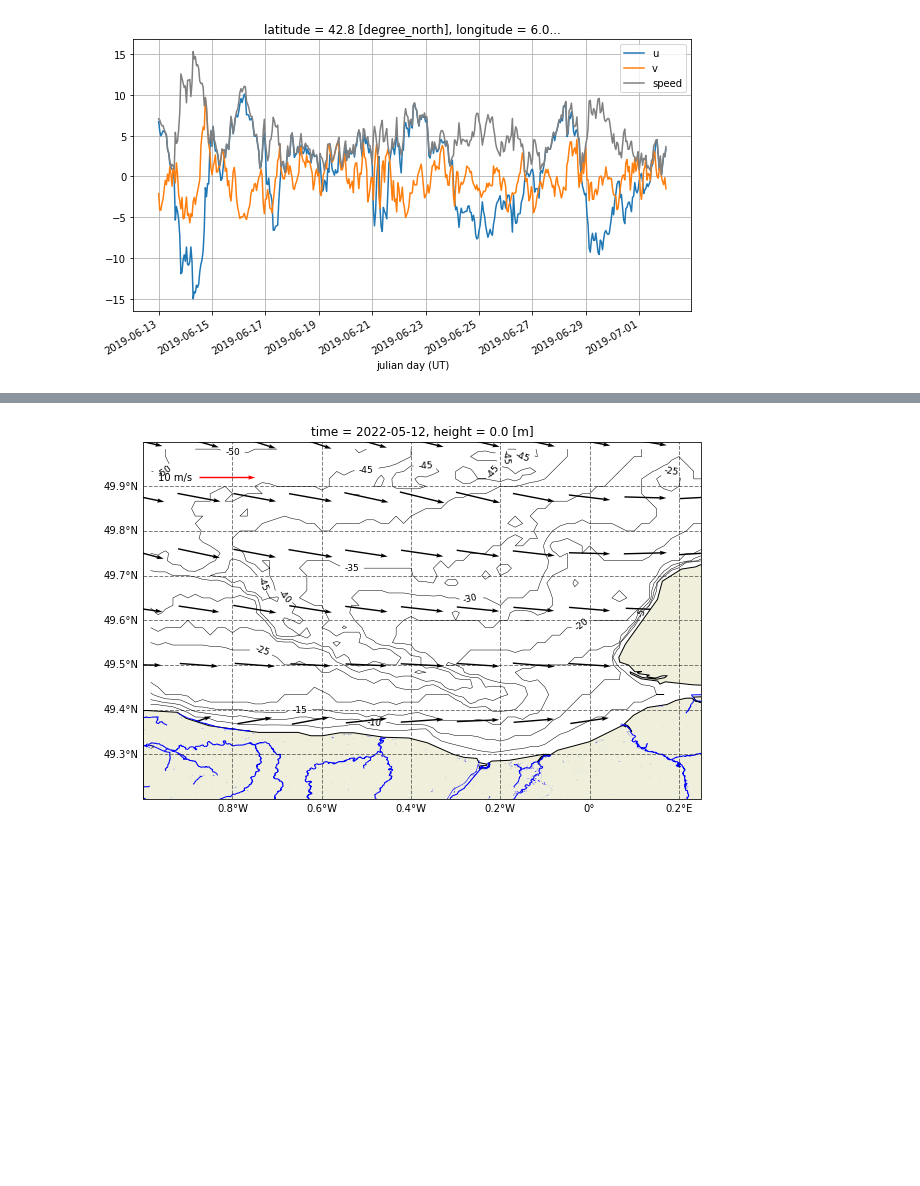
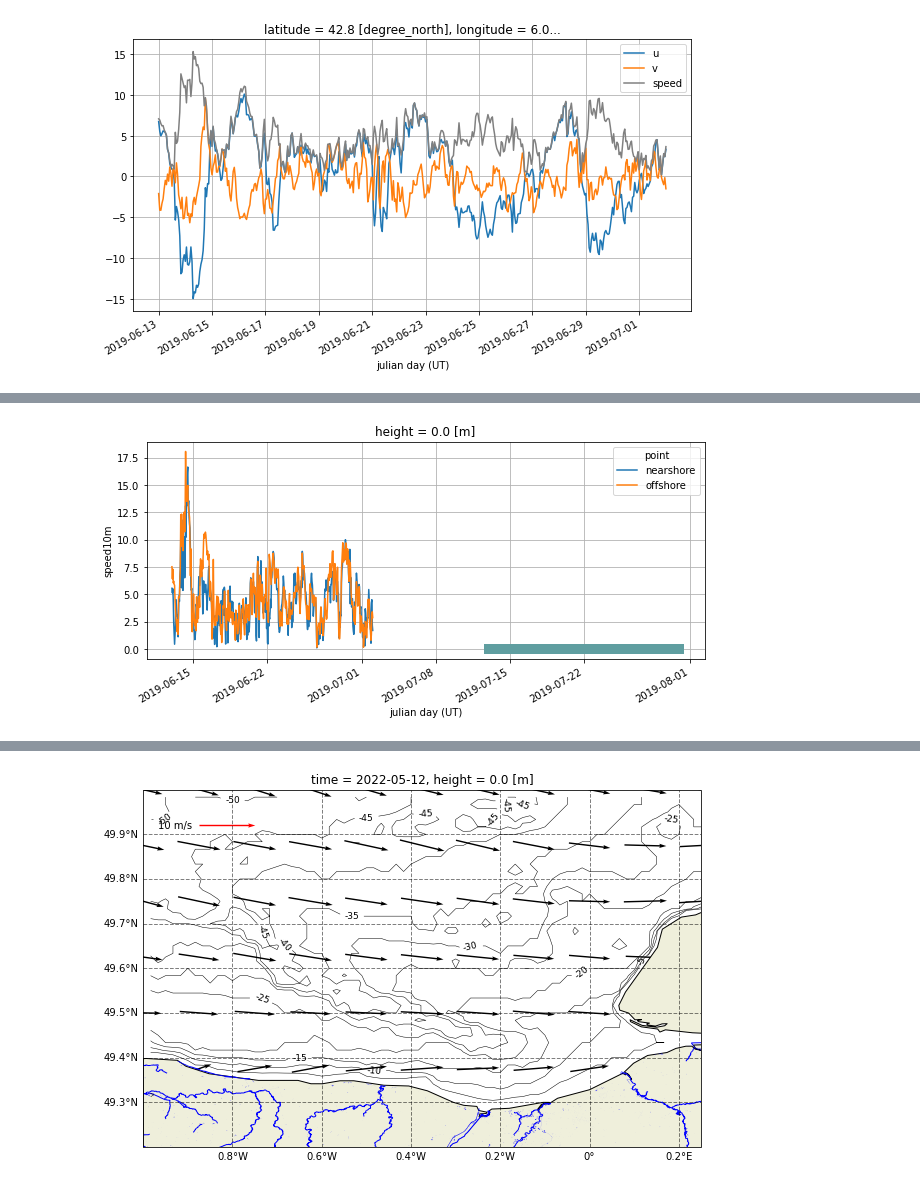
Before and after one commit to apatlpo/das_work, a Jupyter notebook: hydrology/wind.ipynb, the cells around one changed output, grey strips where cells are left out. Cells and saved outputs as stored; diff of their text form; code cells hidden in the pictures; blank space fills up the shorter version.

```diff
--- a/hydrology/wind.ipynb
+++ b/hydrology/wind.ipynb
@@ -158,0 +250,7 @@ ax.legend()
+# %%
+fig, ax = plt.subplots(1,1, figsize=(10,4))
+dsp.speed10m.plot.line(x="time")
+ax.plot([dinfo["start"], dinfo["end"]], [0, 0], lw=10, color="cadetblue")
+ax.grid()
+# %% [output]
+[figure, added]
```
Also changed, not shown: parts of 12 cells of this notebook, 2 other files.
